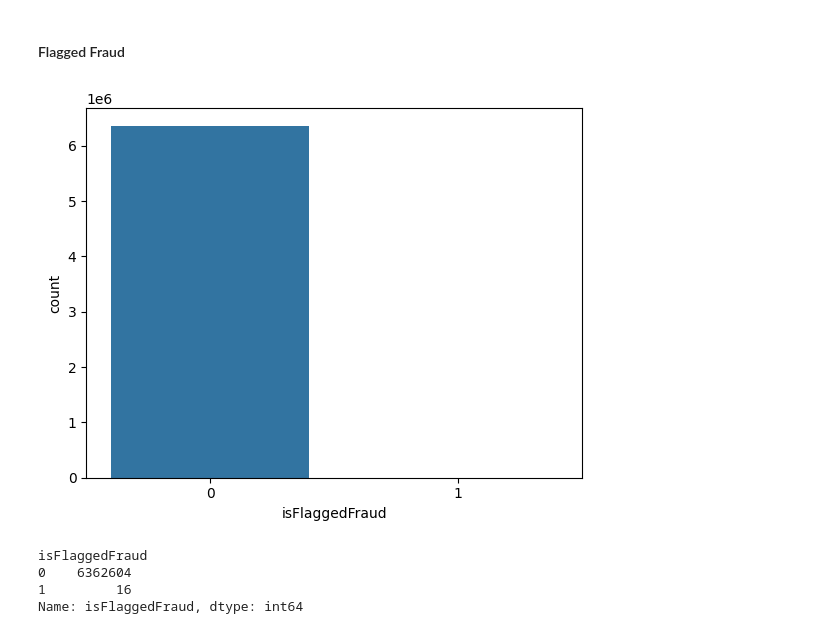
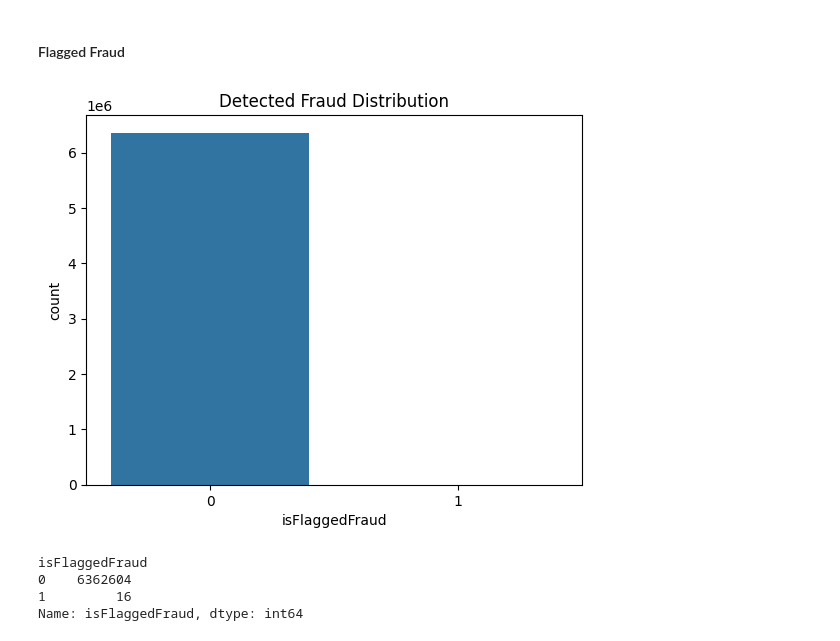
Before and after one commit to spectralcodex/momo-fincrime, a Jupyter notebook: fincrime.ipynb, the cells around one changed output. Cells and saved outputs as stored; diff of their text form; code cells hidden in the pictures.

```diff
--- a/fincrime.ipynb
+++ b/fincrime.ipynb
@@ -162,9 +184,10 @@ From the diagram above, it's almost impossible to see the number of fraudulent t
 # %%
 # successfully flagged fraud
 sns.countplot(x = 'isFlaggedFraud',  data=dataset)
+plt.title('Detected Fraud Distribution')
 plt.show()
 # %% [output]
-[figure, old version]
+[figure, new version]
 # %%
 # number of successfully flagged frauds in the dataset
 dataset.groupby('isFlaggedFraud')['isFlaggedFraud'].count()
```
Also changed, not shown: parts of 16 cells of this notebook, 4 other files.
